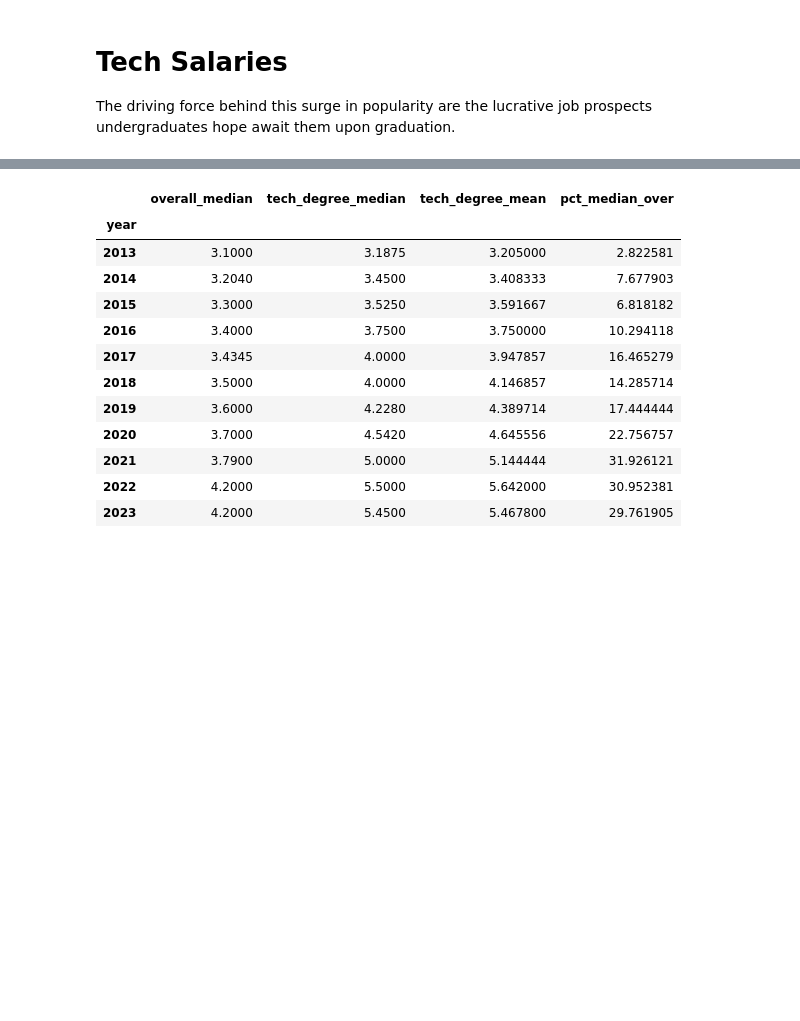
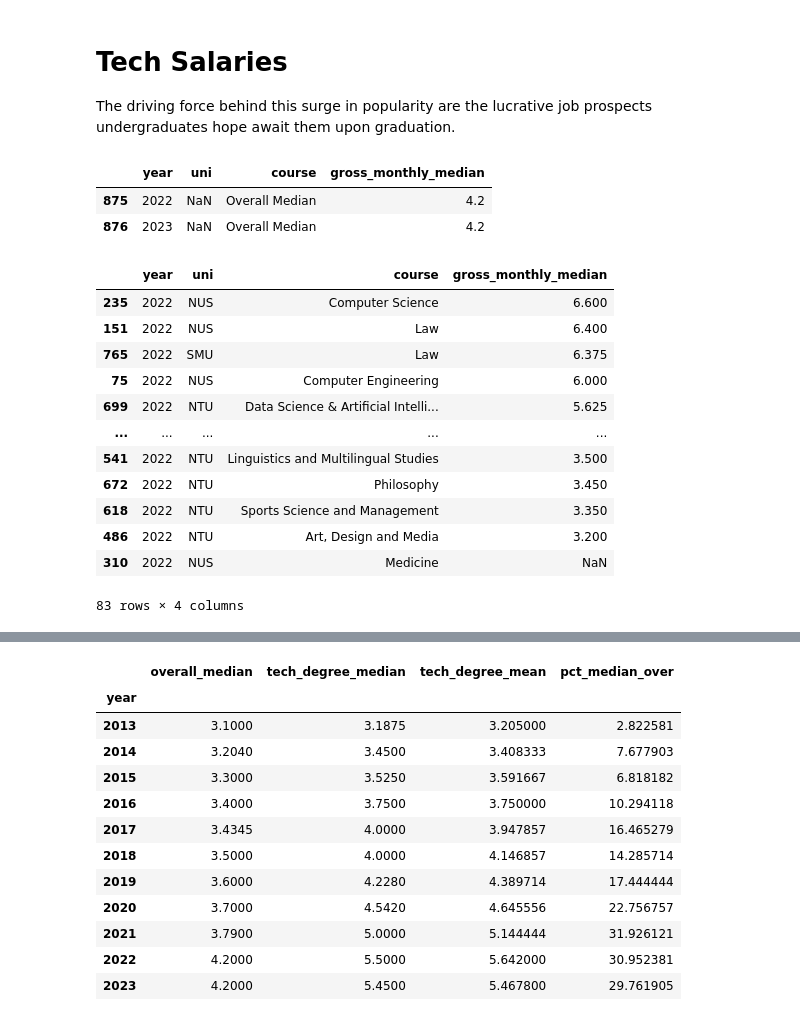
Before and after one commit to Lerac1275/admis_GES, a Jupyter notebook: notebooks/vizzes/graphing.ipynb, the cells around one changed output, grey strips where cells are left out. Cells and saved outputs as stored; diff of their text form; code cells hidden in the pictures; blank space fills up the shorter version.

```diff
--- a/notebooks/vizzes/graphing.ipynb
+++ b/notebooks/vizzes/graphing.ipynb
@@ -208,3 +267,9 @@ fig.update_layout(
 
 # Show the figure
 fig.show()
+# %%
+median_df.loc[(median_df.year.between(2022, 2023)), ['year', 'uni', 'course', 'gross_monthly_median']]
+# %% [output]
+|  | year | uni | course | gross_monthly_median |
+| 875 | 2022 | NaN | Overall Median | 4.2 |
+| 876 | 2023 | NaN | Overall Median | 4.2 |
@@ -210,0 +283,17 @@ fig.show()
+# %%
+df.loc[(df.year==2022), ['year', 'uni', 'course', 'gross_monthly_median']]\
+        .sort_values('gross_monthly_median', ascending=False)\
+# %% [output]
+|  | year | uni | course | gross_monthly_median |
+| 235 | 2022 | NUS | Computer Science | 6.600 |
+| 151 | 2022 | NUS | Law | 6.400 |
+| 765 | 2022 | SMU | Law | 6.375 |
+| 75 | 2022 | NUS | Computer Engineering | 6.000 |
+| 699 | 2022 | NTU | Data Science & Artificial Intelli... | 5.625 |
+| ... | ... | ... | ... | ... |
+| 541 | 2022 | NTU | Linguistics and Multilingual Studies | 3.500 |
+| 672 | 2022 | NTU | Philosophy | 3.450 |
+| 618 | 2022 | NTU | Sports Science and Management | 3.350 |
+| 486 | 2022 | NTU | Art, Design and Media | 3.200 |
+| 310 | 2022 | NUS | Medicine | NaN |
+83 rows × 4 columns
```
Also changed, not shown: parts of 10 cells of this notebook, 3 other files.
